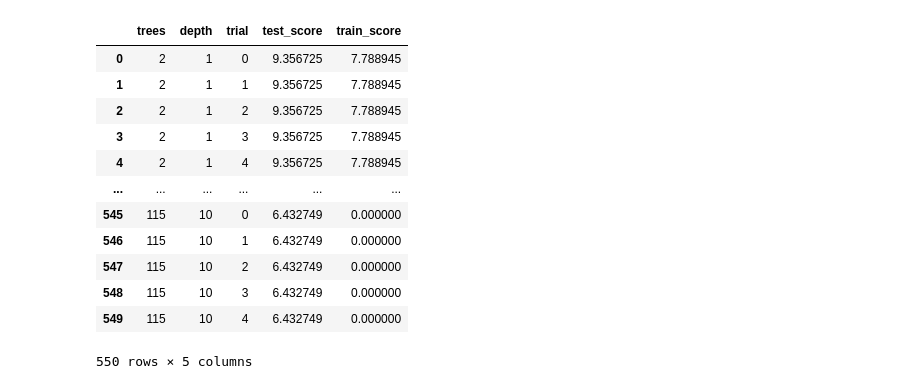
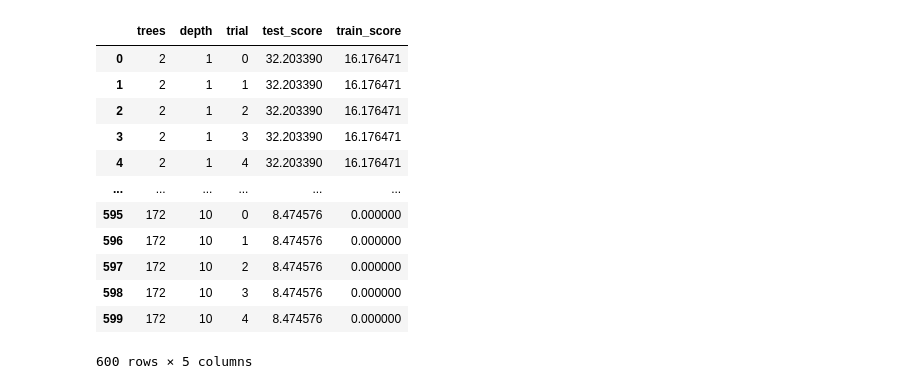
Before and after one commit to jonnor/embeddedml, a Jupyter notebook: presentations/AarhusUniversity2025/RandomForestPerformance.ipynb, the cells around one changed output. Saved outputs shown, nothing was run; the diff lists cells and outputs as text; code cells hidden in the pictures.

```diff
--- a/presentations/AarhusUniversity2025/RandomForestPerformance.ipynb
+++ b/presentations/AarhusUniversity2025/RandomForestPerformance.ipynb
@@ -56,41 +54,56 @@ list(trees)
 # %%
-# Define parameter ranges
-n_trees = trees # numpy.arange(1, 100+1, 4)  # Number of trees
-max_depths = numpy.arange(1, 10+1)  # Maximum depth
+def exp_range(start, end, mul):
+    while start < end:
+        yield start
+        start *= mul
 
-# Store accuracy values
-performance = np.zeros((len(n_trees), len(max_depths)))
 
-# Train models and evaluate performance
-results = []
-for i, n in enumerate(n_trees):
-    for j, d in enumerate(max_depths):
-        scores = []
-        for t in range(0, 5):
-            rf = RandomForestClassifier(n_estimators=n, max_depth=d, random_state=42)
-            rf.fit(X_train, y_train)
-            y_pred_test = rf.predict(X_test)
-            y_pred_train = rf.predict(X_train)
-            train_score = 100 * (1.0 - f1_score(y_train, y_pred_train, average='micro'))
-            test_score = 100 * (1.0 - f1_score(y_test, y_pred_test, average='micro'))
-            results.append((n, d, t, test_score, train_score))
+def run_experiments():
+    # Define parameter ranges
+    n_trees = trees = [ int(d) for d in exp_range(2, 220, 1.5) ]
+    max_depths = numpy.arange(1, 10+1)  # Maximum depth
+    #
 
-results = pandas.DataFrame(results, columns=['trees', 'depth', 'trial', 'test_score', 'train_score'])
+    # Store accuracy values
+    performance = np.zeros((len(n_trees), len(max_depths)))
+
+    # Train models and evaluate performance
+    results = []
+    for i, n in enumerate(n_trees):
+        for j, d in enumerate(max_depths):
+            scores = []
+            for t in range(0, 5):
+                rf = RandomForestClassifier(n_estimators=n,
+                                            max_depth=d,
+                                            #max_
+                                            #max_features=0.50,
+                                            random_state=42)
+                rf.fit(X_train, y_train)
+                y_pred_test = rf.predict(X_test)
+                y_pred_train = rf.predict(X_train)
+                train_score = 100 * (1.0 - f1_score(y_train, y_pred_train, average='micro'))
+                test_score = 100 * (1.0 - f1_score(y_test, y_pred_test, average='micro'))
+                results.append((n, d, t, test_score, train_score))
+
+    results = pandas.DataFrame(results, columns=['trees', 'depth', 'trial', 'test_score', 'train_score'])
+    return results
+
+results = run_experiments()
 results
 # %% [output]
 |  | trees | depth | trial | test_score | train_score |
-| 0 | 2 | 1 | 0 | 9.356725 | 7.788945 |
-| 1 | 2 | 1 | 1 | 9.356725 | 7.788945 |
-| 2 | 2 | 1 | 2 | 9.356725 | 7.788945 |
-| 3 | 2 | 1 | 3 | 9.356725 | 7.788945 |
-| 4 | 2 | 1 | 4 | 9.356725 | 7.788945 |
+| 0 | 2 | 1 | 0 | 32.203390 | 16.176471 |
+| 1 | 2 | 1 | 1 | 32.203390 | 16.176471 |
+| 2 | 2 | 1 | 2 | 32.203390 | 16.176471 |
+| 3 | 2 | 1 | 3 | 32.203390 | 16.176471 |
+| 4 | 2 | 1 | 4 | 32.203390 | 16.176471 |
 | ... | ... | ... | ... | ... | ... |
-| 545 | 115 | 10 | 0 | 6.432749 | 0.000000 |
-| 546 | 115 | 10 | 1 | 6.432749 | 0.000000 |
-| 547 | 115 | 10 | 2 | 6.432749 | 0.000000 |
-| 548 | 115 | 10 | 3 | 6.432749 | 0.000000 |
-| 549 | 115 | 10 | 4 | 6.432749 | 0.000000 |
+| 595 | 172 | 10 | 0 | 8.474576 | 0.000000 |
+| 596 | 172 | 10 | 1 | 8.474576 | 0.000000 |
+| 597 | 172 | 10 | 2 | 8.474576 | 0.000000 |
+| 598 | 172 | 10 | 3 | 8.474576 | 0.000000 |
+| 599 | 172 | 10 | 4 | 8.474576 | 0.000000 |
-550 rows × 5 columns
+600 rows × 5 columns
 # %%
 # Create contour plot
 
```
Also changed, not shown: parts of 4 cells of this notebook, 7 other files.
